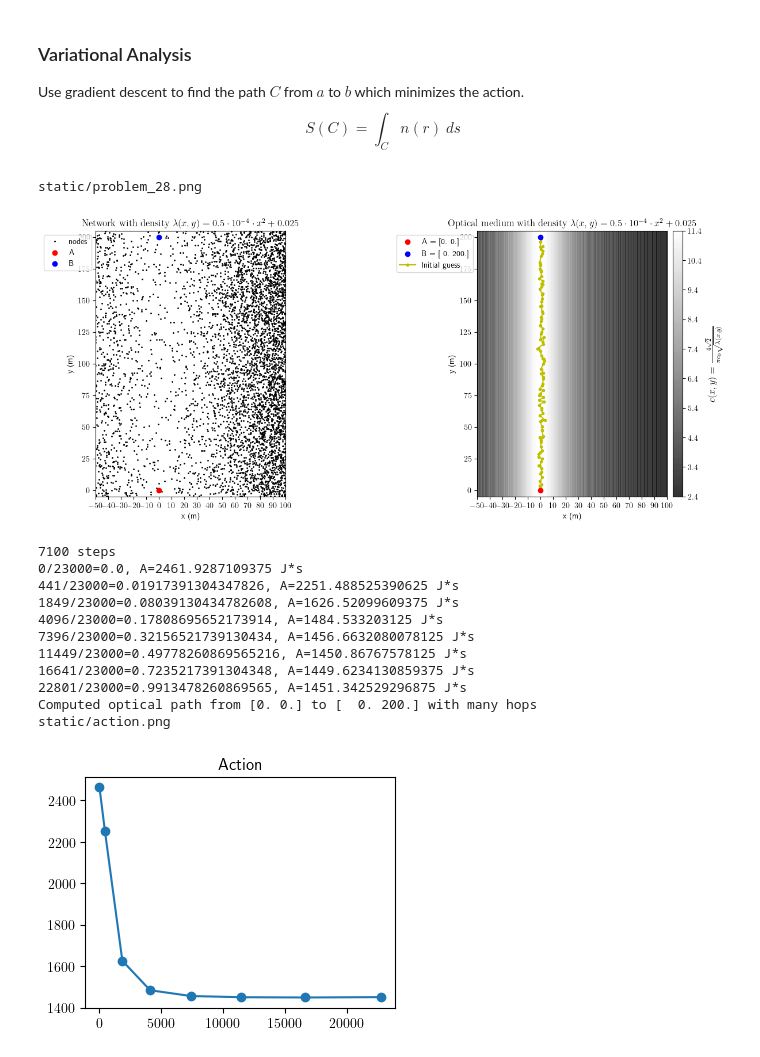
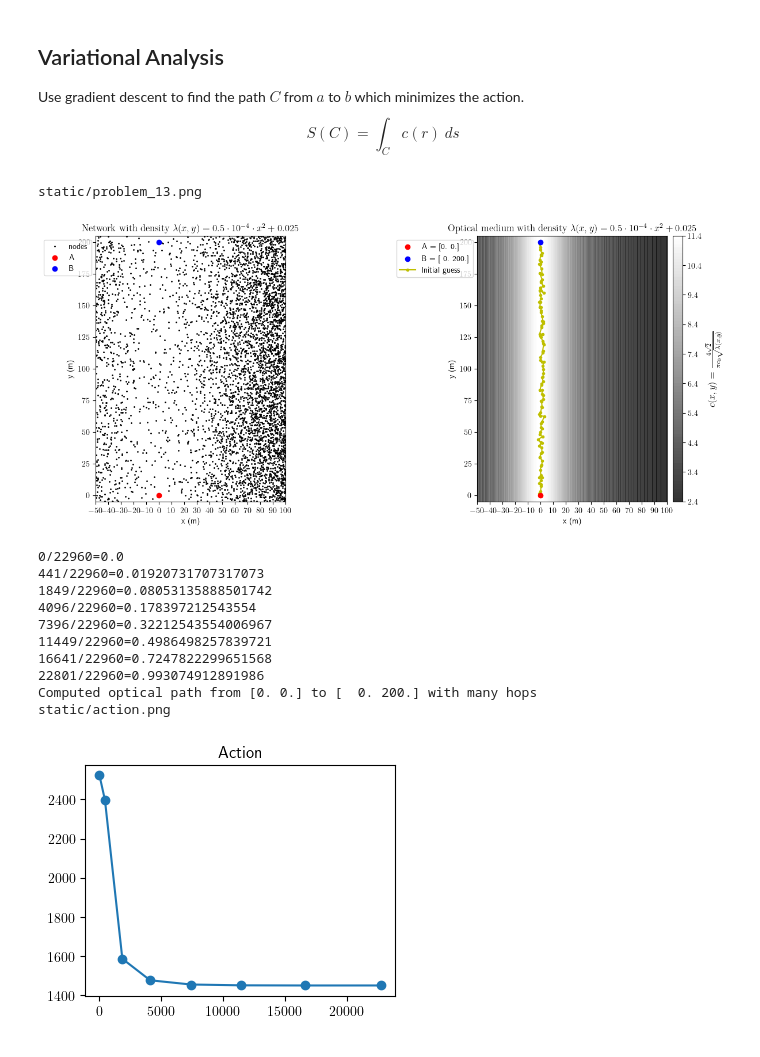
Before and after one commit to mathemonads/pinnopticon, a Jupyter notebook: otbf.ipynb, the cells around one changed output. Drawn from its saved outputs; the diff is of its cells as text; code cells hidden in the pictures.

```diff
--- a/otbf.ipynb
+++ b/otbf.ipynb
@@ -88,8 +78,8 @@ plt.show()
 # %% [markdown]
-### Variational Analysis
+## Variational Analysis
 
 Use gradient descent to find the path $C$ from $a$ to $b$ which minimizes the action.
-$$ S(C) = \int_C n(r)~ds $$
+$$ S(C) = \int_C c(r)~ds $$
 # %%
 n = lambd
 
@@ -105,21 +95,20 @@ def lagrangian_light(r): # Calculate the Lagrangian for light
         integral += c((x1+x2) / 2.0, (y1+y2) / 2.0) * ds
     return integral
 
-# Define a function to optimize the optical path
 def get_optical_path(r, steps=20000, step_size=1e-2, num_prints=8, num_stashes=80):
     As, print_on = [], np.linspace(0, int(np.sqrt(steps)), num_prints).astype(np.int32)**2
     rs, stash_on = [], np.linspace(0, int(np.sqrt(steps)), num_stashes).astype(np.int32)**2
     for i in range(steps):
-        grad_r = torch.autograd.grad(lagrangian_light(r), r)[0] # compute gradient of lagrangian with respect to each point on path
+        grad_r = torch.autograd.grad(lagrangian_light(r), r)[0] # compute gradient of lagrangian with respect to path waypoints
         grad_r.data[[0, -1]] *= 0 # fix endpoints
         r.data -= grad_r * step_size # inch points on path away from gradient
 
         if i in print_on:
             A = lagrangian_light(r)
             As.append((i, A.item()))
-            print(f"{i}/{steps}={i/steps}, A={As[-1][1]} J*s")
+            print(f"{i}/{steps}={i/steps}")
         if i in stash_on:
-            rs.append(r.clone().detach().numpy())  # Use detach() before converting to NumPy
+            rs.append(r.clone().detach().numpy())
     return r.detach().numpy(), np.stack(rs), np.array(As)
 
 num = 100
@@ -148,7 +137,6 @@ def visualize_medium(ax, r0, points, source, destination, fig=None):
     ax.set_xticks(np.arange(x_bound[0], x_bound[1]+1, 10))
     ax.set_xlim(x_bound[0], x_bound[1])
     ax.set_ylim(y_bound[0], y_bound[1])
-    # ax.set_box_aspect((x_bound[1] - x_bound[0]) / (y_bound[1] - y_bound[0]))
     ax.set_aspect("equal", adjustable="box")
     ax.set_xlabel("x (m)")
     ax.set_ylabel("y (m)")
@@ -156,7 +144,6 @@ def visualize_medium(ax, r0, points, source, destination, fig=None):
 
     divider = make_axes_locatable(ax)
     cax = divider.append_axes("right", size="5%", pad=0.1)
-    # cbar_ax = fig.add_axes([0.92, 0.1, 0.02, 0.8])  # [x, y, width, height]
     cbar = fig.colorbar(contour, cax=cax)
     cbar.set_label(r'$c(x, y) = \frac{4\sqrt{2}}{\pi c_0 \sqrt{\lambda(x,y)}}$', fontsize=12)
     return ax
@@ -169,37 +156,35 @@ print(fname)
 plt.savefig(fname)
 plt.show()
 # %% [output]
-static/problem_28.png
+static/problem_13.png
-[figure, old version]
+[figure, new version]
 # %%
 # Compute optical path between endpoints of given initial guess
 
-steps = 7100
+steps = 23000
 step_size = 0.25
-print(f"{steps} steps")
-ray, rs, As = get_optical_path(r0.clone().requires_grad_(), steps=23000, step_size=0.09)
+ray, rs, As = get_optical_path(r0.clone().requires_grad_(), steps=22960, step_size=0.1)
 
 print(f"Computed optical path from {ray[0]} to {ray[-1]} with many hops")
 plt.figure(dpi=DPI, figsize=[4, 3])
 plt.plot(As[:,0], As[:,1], "o-")
 plt.title("Action")
 fname = "static/action.png"
 print(fname)
 plt.savefig(fname)
 plt.show()
 # %% [output]
-7100 steps
-0/23000=0.0, A=2461.9287109375 J*s
-441/23000=0.01917391304347826, A=2251.488525390625 J*s
-1849/23000=0.08039130434782608, A=1626.52099609375 J*s
-4096/23000=0.17808695652173914, A=1484.533203125 J*s
-7396/23000=0.32156521739130434, A=1456.6632080078125 J*s
-11449/23000=0.49778260869565216, A=1450.86767578125 J*s
-16641/23000=0.7235217391304348, A=1449.6234130859375 J*s
-22801/23000=0.9913478260869565, A=1451.342529296875 J*s
+0/22960=0.0
+441/22960=0.01920731707317073
+1849/22960=0.08053135888501742
+4096/22960=0.178397212543554
+7396/22960=0.32212543554006967
+11449/22960=0.4986498257839721
+16641/22960=0.7247822299651568
+22801/22960=0.993074912891986
 Computed optical path from [0. 0.] to [  0. 200.] with many hops
 static/action.png
-[figure, old version]
+[figure, new version]
 # %%
 def visualize_optics(ax, r0, points, source, destination, fig=fig, training=True):
     ax = visualize_medium(ax, r0, points, source, destination, fig=fig)
```
Also changed, not shown: parts of 16 cells of this notebook.
